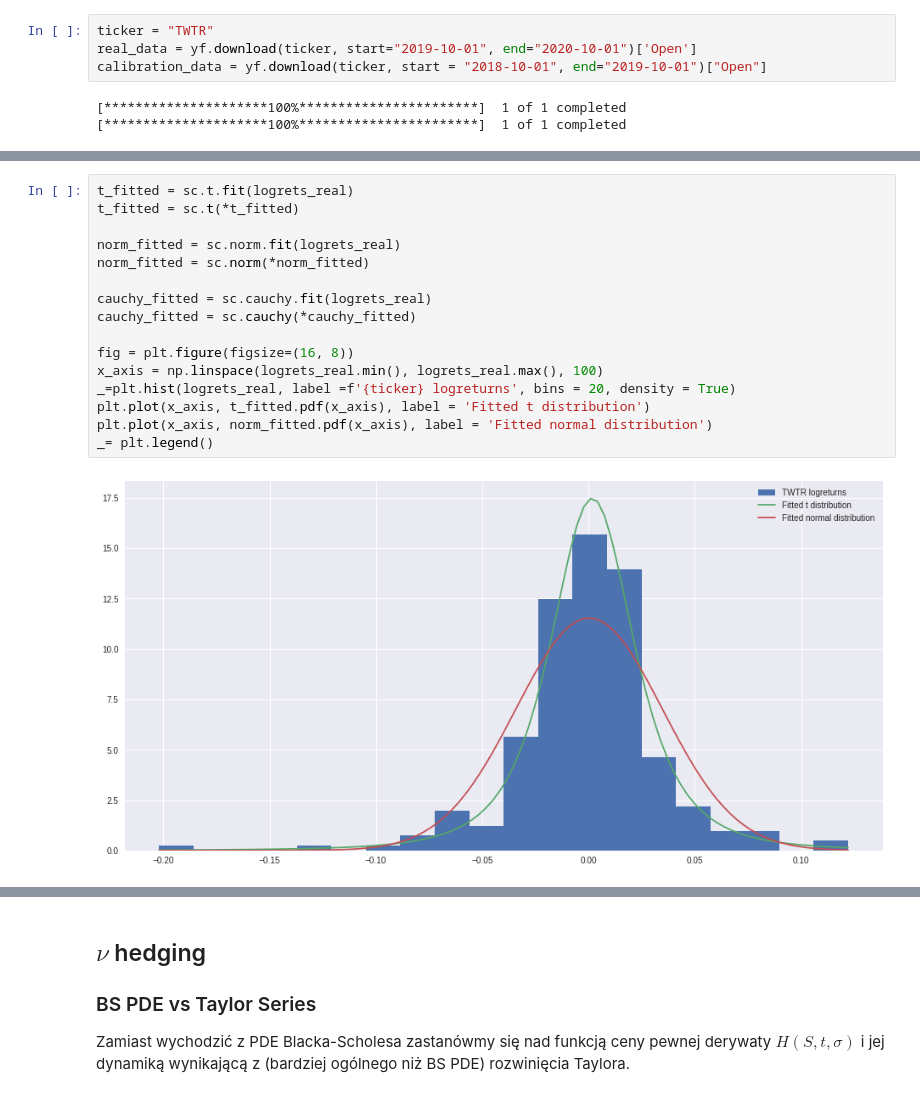
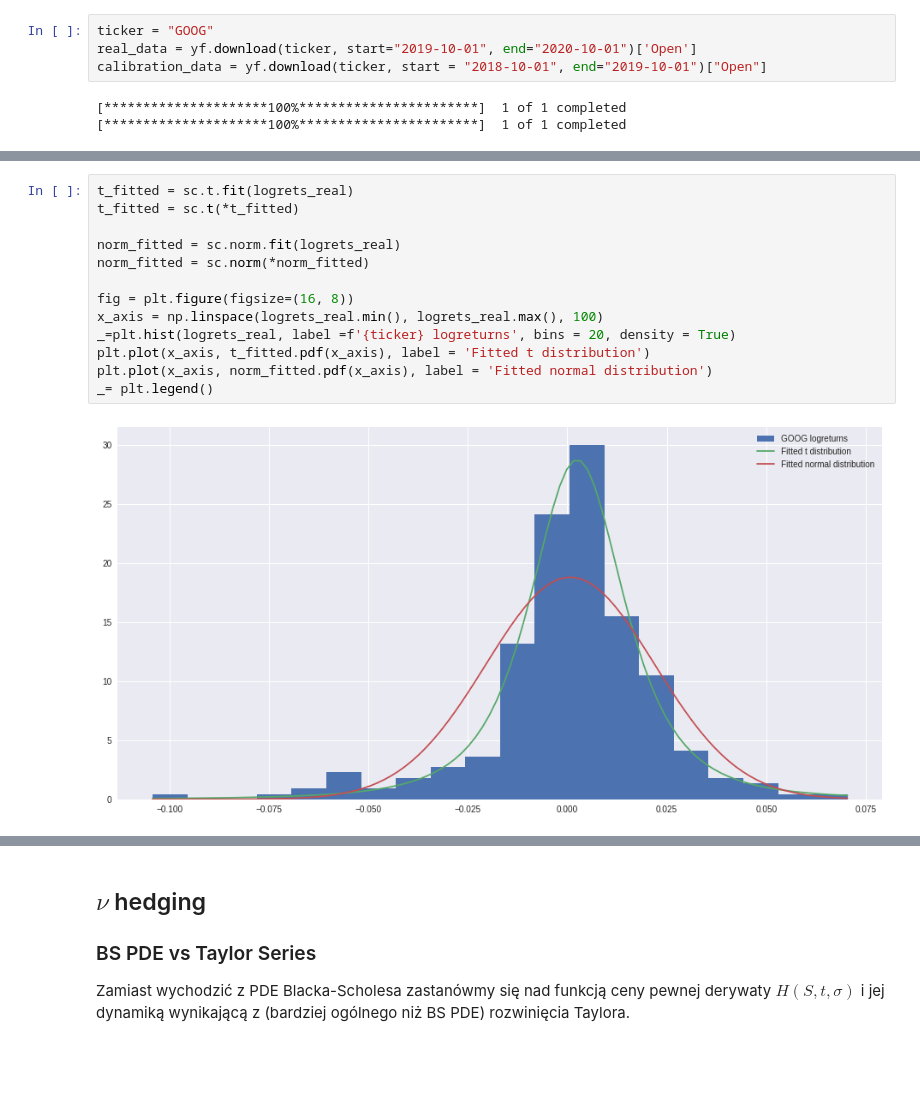
Before and after one commit to PiotMik/GreeksHedging, a Jupyter notebook: Greek Hedging.ipynb, the cells around one changed output, grey strips where cells are left out. Cells and saved outputs as stored; diff of their text form; blank space fills up the shorter version.

```diff
--- a/Greek Hedging.ipynb
+++ b/Greek Hedging.ipynb
@@ -681,7 +529,7 @@ array([0.04909957])
 # %% [markdown]
 ### Przykład na danych rynkowych
 # %%
-ticker = "TWTR"
+ticker = "GOOG"
 real_data = yf.download(ticker, start="2019-10-01", end="2020-10-01")['Open']
 calibration_data = yf.download(ticker, start = "2018-10-01", end="2019-10-01")["Open"]
 # %% [output]
@@ -735,18 +583,15 @@ _ = plt.legend()
 # %%
 t_fitted = sc.t.fit(logrets_real)
 t_fitted = sc.t(*t_fitted)
 
 norm_fitted = sc.norm.fit(logrets_real)
 norm_fitted = sc.norm(*norm_fitted)
 
-cauchy_fitted = sc.cauchy.fit(logrets_real)
-cauchy_fitted = sc.cauchy(*cauchy_fitted)
-
 fig = plt.figure(figsize=(16, 8))
 x_axis = np.linspace(logrets_real.min(), logrets_real.max(), 100)
 _=plt.hist(logrets_real, label =f'{ticker} logreturns', bins = 20, density = True)
 plt.plot(x_axis, t_fitted.pdf(x_axis), label = 'Fitted t distribution')
 plt.plot(x_axis, norm_fitted.pdf(x_axis), label = 'Fitted normal distribution')
 _= plt.legend()
 # %% [output]
-[figure, old version]
+[figure, new version]
```
Also changed, not shown: parts of 23 cells of this notebook.
